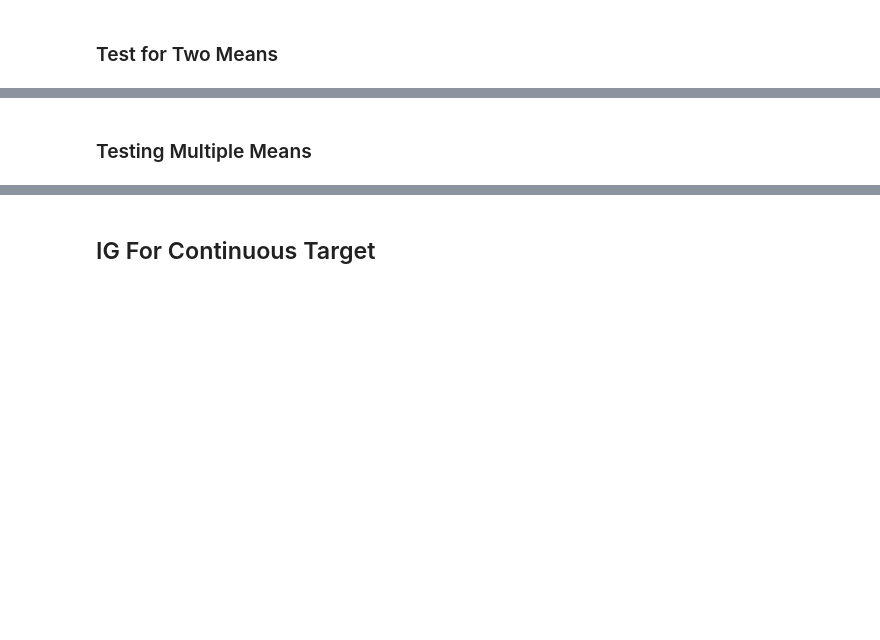
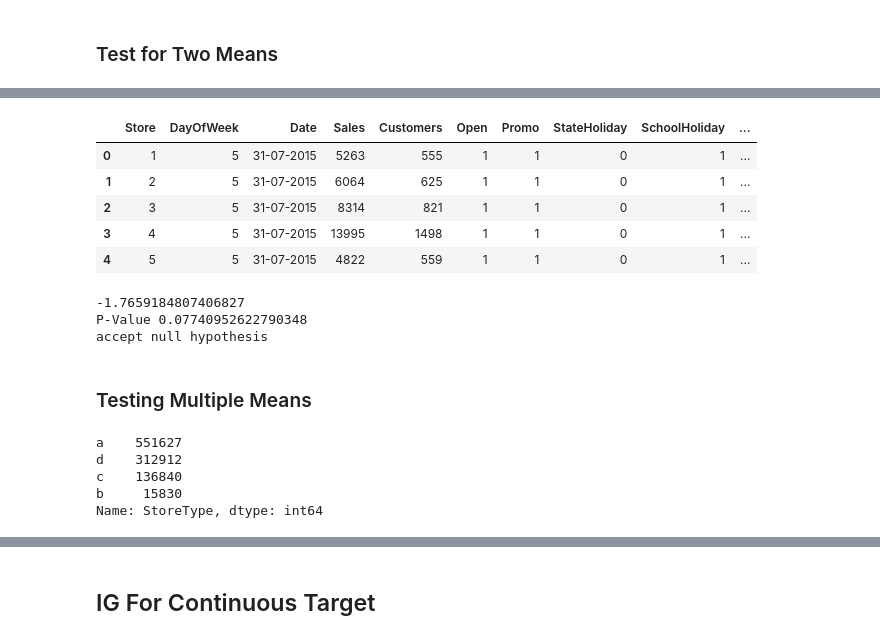
Before and after one commit to sp32747/ML_DL_NEW_BASIC, a Jupyter notebook: Python_PRAC/DriverAnalysis/Driver_Analysis_Testing_of_hypothesis.ipynb, the cells around one changed output, grey strips where cells are left out. Drawn from its saved outputs; the diff is of its cells as text; code cells hidden in the pictures; blank space fills up the shorter version.

```diff
--- a/Python_PRAC/DriverAnalysis/Driver_Analysis_Testing_of_hypothesis.ipynb
+++ b/Python_PRAC/DriverAnalysis/Driver_Analysis_Testing_of_hypothesis.ipynb
@@ -399,2 +660,35 @@ else:
+# %%
+sales_data.head(5)
+# %% [output]
+|  | Store | DayOfWeek | Date | Sales | Customers | Open | Promo | StateHoliday | SchoolHoliday | ... |
+| 0 | 1 | 5 | 31-07-2015 | 5263 | 555 | 1 | 1 | 0 | 1 | ... |
+| 1 | 2 | 5 | 31-07-2015 | 6064 | 625 | 1 | 1 | 0 | 1 | ... |
+| 2 | 3 | 5 | 31-07-2015 | 8314 | 821 | 1 | 1 | 0 | 1 | ... |
+| 3 | 4 | 5 | 31-07-2015 | 13995 | 1498 | 1 | 1 | 0 | 1 | ... |
+| 4 | 5 | 5 | 31-07-2015 | 4822 | 559 | 1 | 1 | 0 | 1 | ... |
+# %%
+#null hypothesis is that sales are same on school holiday and non school holiday
+sales_sample=sales_data.sample(n=100,random_state=55)
+
+ztest ,pval = stests.ztest(sales_sample["Sales"][sales_sample["SchoolHoliday"]==0],
+                           sales_sample["Sales"][sales_sample["SchoolHoliday"]==1])
+print(ztest)
+print("P-Value", float(pval))
+if pval<0.05:
+    print("reject null hypothesis")
+else:
+    print("accept null hypothesis")
+# %% [output]
+-1.7659184807406827
+P-Value 0.07740952622790348
+accept null hypothesis
 # %% [markdown]
 ### Testing Multiple Means
+# %%
+sales_data["StoreType"].value_counts()
+# %% [output]
+a    551627
+d    312912
+c    136840
+b     15830
+Name: StoreType, dtype: int64
```
Also changed, not shown: parts of 50 cells of this notebook, 1 other file.
